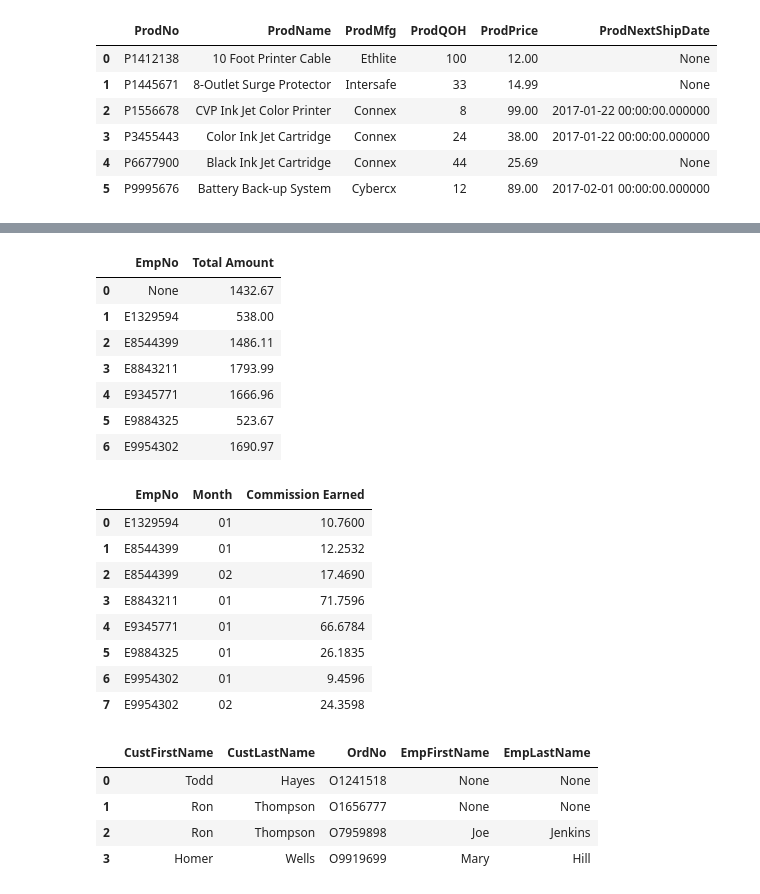
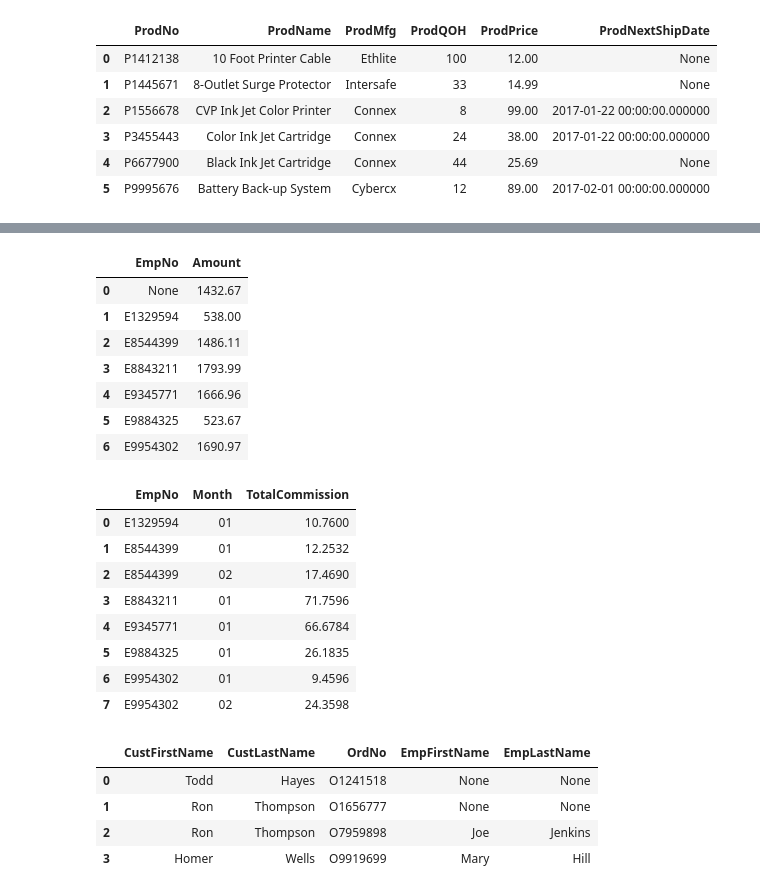
Before and after one commit to aylaismayilzada6/Data-and-Information-Engineering-ENCE24-, a Jupyter notebook: Homework3.ipynb, the cells around one changed output, grey strips where cells are left out. Saved outputs shown, nothing was run; the diff lists cells and outputs as text; code cells hidden in the pictures.

```diff
--- a/Homework3.ipynb
+++ b/Homework3.ipynb
@@ -186,13 +201,18 @@ Q8
 # %%
 #9-What is the total value of product sold by each employee?
 #Included internet orders as well
 txt='''
+SELECT OrderTbl.EmpNo, SUM(Product.ProdPrice * OrdLine.Qty) AS Amount
+FROM OrderTbl
+JOIN OrdLine ON OrderTbl.OrdNo = OrdLine.OrdNo
+JOIN Product ON OrdLine.ProdNo = Product.ProdNo
+GROUP BY OrderTbl.EmpNo;
 
 '''
 Q9=  psql.sqldf(txt)
 Q9
 # %% [output]
-|  | EmpNo | Total Amount |
+|  | EmpNo | Amount |
 | 0 | None | 1432.67 |
 | 1 | E1329594 | 538.00 |
 | 2 | E8544399 | 1486.11 |
@@ -203,12 +223,18 @@ Q9
 # %%
 #10-List the total commission earned by each employee in each month of 2017.
 txt='''
-
+SELECT OrderTbl.EmpNo, strftime('%m', OrdDate) AS Month, SUM(Product.ProdPrice * OrdLine.Qty * Employee.EmpCommRate) AS TotalCommission
+FROM OrderTbl
+JOIN OrdLine ON OrderTbl.OrdNo = OrdLine.OrdNo
+JOIN Product ON OrdLine.ProdNo = Product.ProdNo
+JOIN Employee ON Employee.EmpNo = OrderTbl.EmpNo
+WHERE OrdDate LIKE '2017%'
+GROUP BY OrderTbl.EmpNo, strftime('%m', OrdDate);
 '''
 Q10 =  psql.sqldf(txt)
 Q10
 # %% [output]
-|  | EmpNo | Month | Commission Earned |
+|  | EmpNo | Month | TotalCommission |
 | 0 | E1329594 | 01 | 10.7600 |
 | 1 | E8544399 | 01 | 12.2532 |
 | 2 | E8544399 | 02 | 17.4690 |
```
Also changed, not shown: parts of 4 cells of this notebook.
